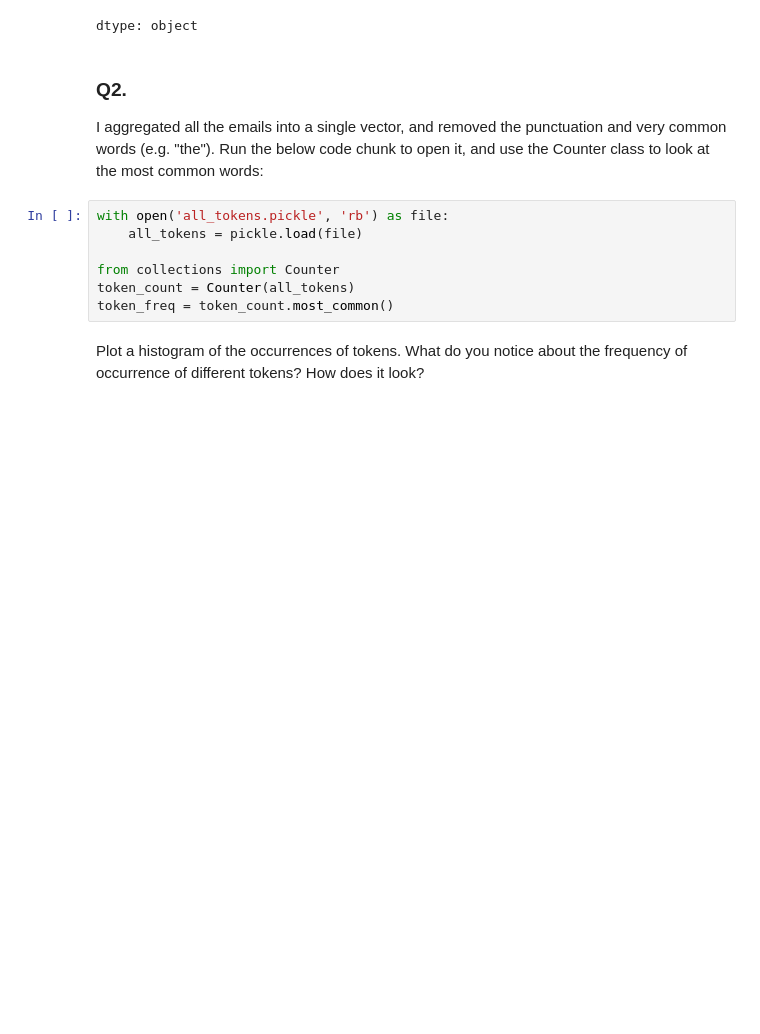
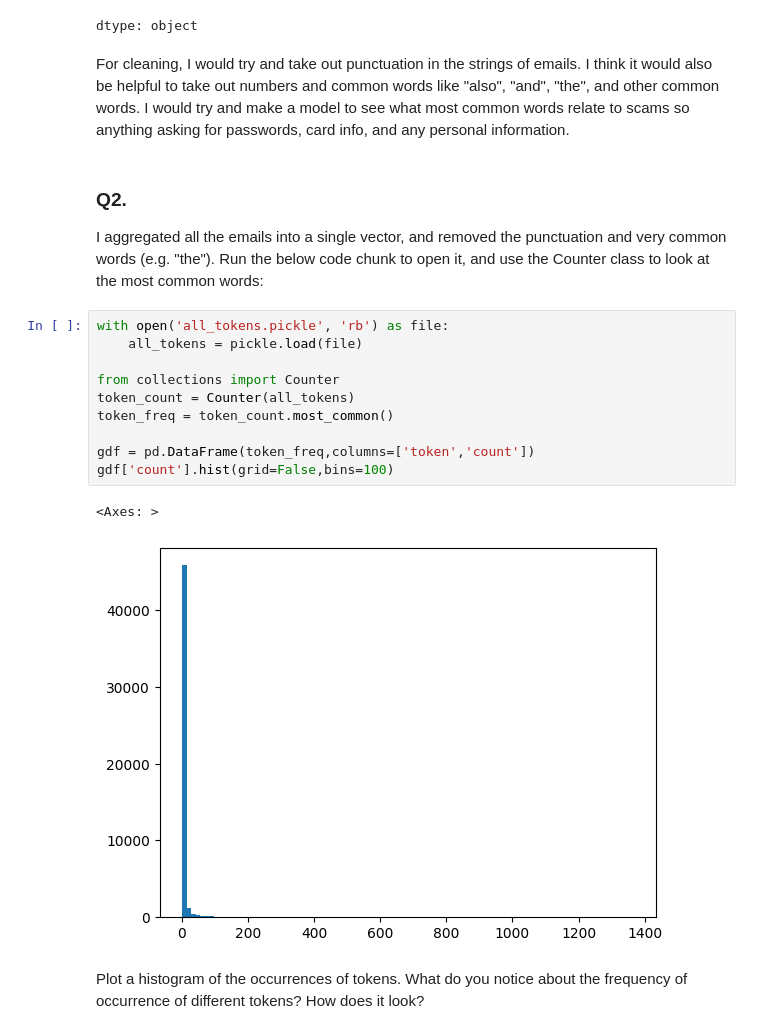
Before and after one commit to briseek/PCA3001, a Jupyter notebook: 05_PCA/assignment.ipynb, the cells around one changed output. Drawn from its saved outputs; the diff is of its cells as text; blank space fills up the shorter version.

```diff
--- a/05_PCA/assignment.ipynb
+++ b/05_PCA/assignment.ipynb
@@ -38,6 +38,8 @@ tokens.head()
 | 3 | [Hello, I, am, your, hot, lil, ho... |
 | 4 | [software, at, incredibly, low, p... |
 dtype: object
+# %% [markdown]
+For cleaning, I would try and take out punctuation in the strings of emails. I think it would also be helpful to take out numbers and common words like "also", "and", "the", and other common words. I would try and make a model to see what most common words relate to scams so anything asking for passwords, card info, and any personal information.
 # %% [markdown]
 ### Q2.
 
@@ -45,9 +47,15 @@ I aggregated all the emails into a single vector, and removed the punctuation an
 # %%
 with open('all_tokens.pickle', 'rb') as file:
     all_tokens = pickle.load(file)
 
 from collections import Counter
 token_count = Counter(all_tokens)
 token_freq = token_count.most_common()
+
+gdf = pd.DataFrame(token_freq,columns=['token','count'])
+gdf['count'].hist(grid=False,bins=100)
+# %% [output]
+<Axes: >
+[figure, added]
 # %% [markdown]
 Plot a histogram of the occurrences of tokens. What do you notice about the frequency of occurrence of different tokens? How does it look?
```
Also changed, not shown: parts of 10 cells of this notebook.
